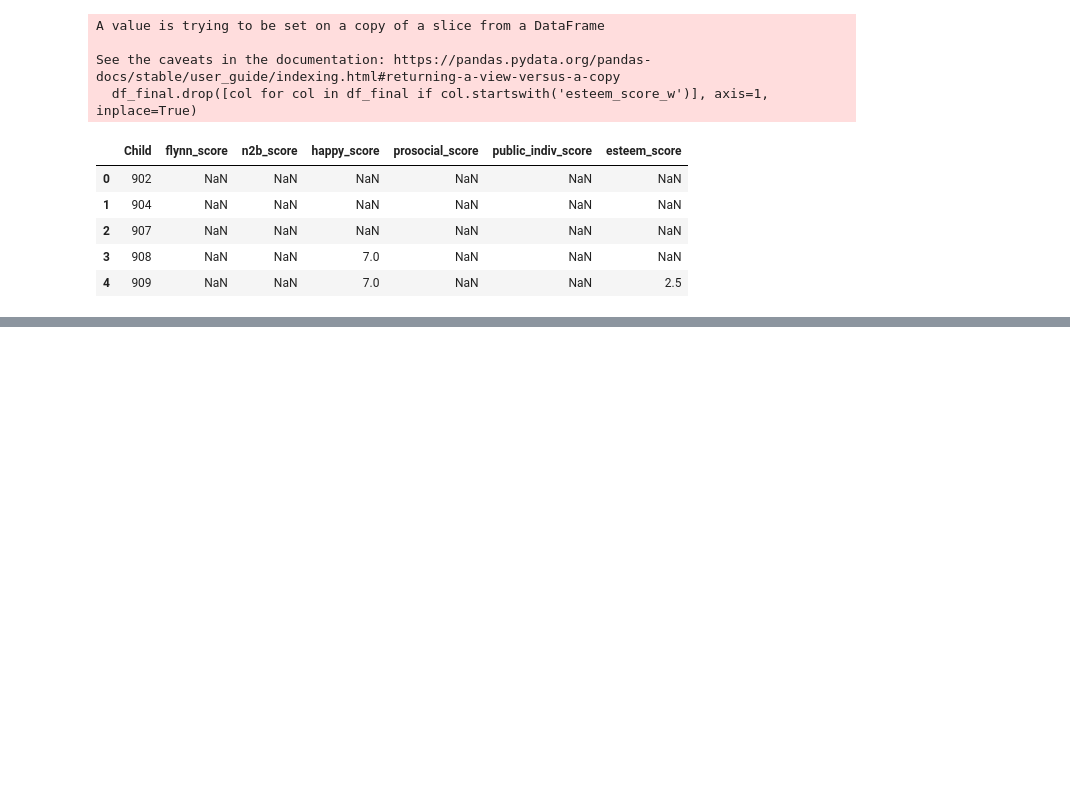
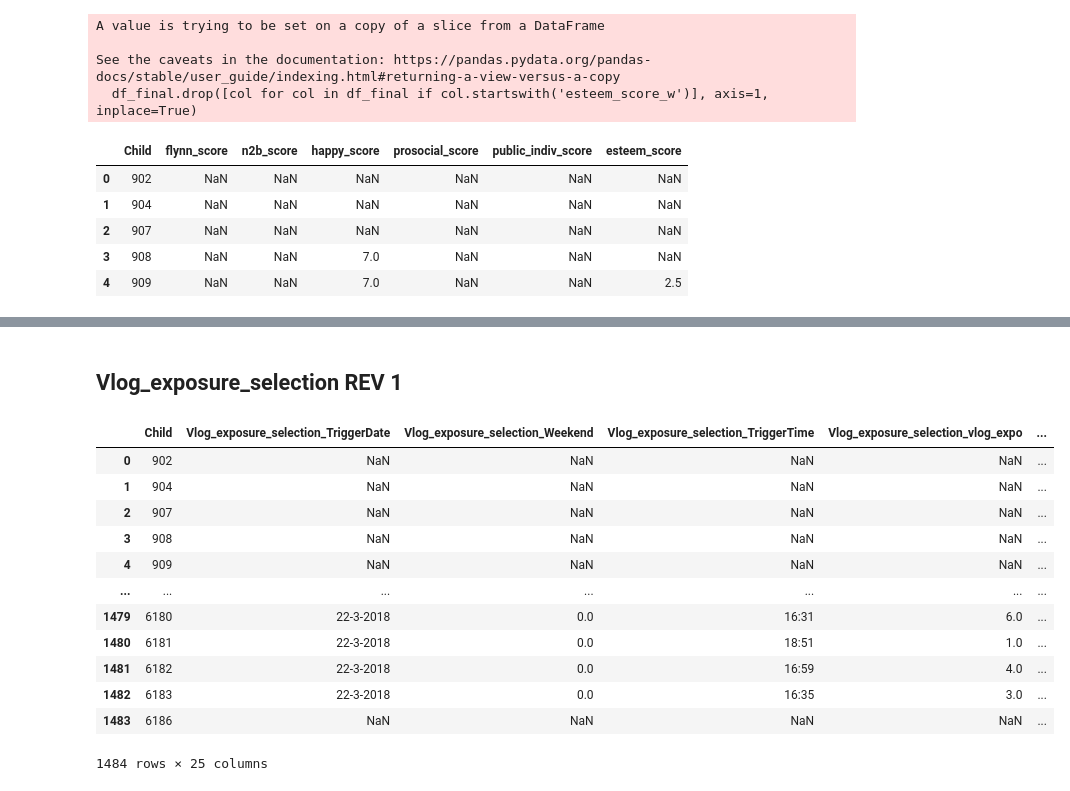
Before and after one commit to MovezNetwork/InfluencersPrediction, a Jupyter notebook: notebooks/EDA_Questionaires_Data.ipynb, the cells around one changed output, grey strips where cells are left out. Drawn from its saved outputs; the diff is of its cells as text; code cells hidden in the pictures; blank space fills up the shorter version.

```diff
--- a/notebooks/EDA_Questionaires_Data.ipynb
+++ b/notebooks/EDA_Questionaires_Data.ipynb
@@ -972,0 +1169,22 @@ df_final.head()
+# %% [markdown]
+## Vlog_exposure_selection REV 1
+# %%
+filter_col = [col for col in df_w5 if col.startswith('Vlog_exposure_selection')]
+filter_col.append('Child')
+filter_col = [filter_col[-1]] + filter_col[:-1]
+df_vlog_w5 = df_w5[filter_col]
+df_vlog_w5
+# %% [output]
+|  | Child | Vlog_exposure_selection_TriggerDate | Vlog_exposure_selection_Weekend | Vlog_exposure_selection_TriggerTime | Vlog_exposure_selection_vlog_expo | ... |
+| 0 | 902 | NaN | NaN | NaN | NaN | ... |
+| 1 | 904 | NaN | NaN | NaN | NaN | ... |
+| 2 | 907 | NaN | NaN | NaN | NaN | ... |
+| 3 | 908 | NaN | NaN | NaN | NaN | ... |
+| 4 | 909 | NaN | NaN | NaN | NaN | ... |
+| ... | ... | ... | ... | ... | ... | ... |
+| 1479 | 6180 | 22-3-2018 | 0.0 | 16:31 | 6.0 | ... |
+| 1480 | 6181 | 22-3-2018 | 0.0 | 18:51 | 1.0 | ... |
+| 1481 | 6182 | 22-3-2018 | 0.0 | 16:59 | 4.0 | ... |
+| 1482 | 6183 | 22-3-2018 | 0.0 | 16:35 | 3.0 | ... |
+| 1483 | 6186 | NaN | NaN | NaN | NaN | ... |
+1484 rows × 25 columns
```
Also changed, not shown: parts of 20 cells of this notebook.
